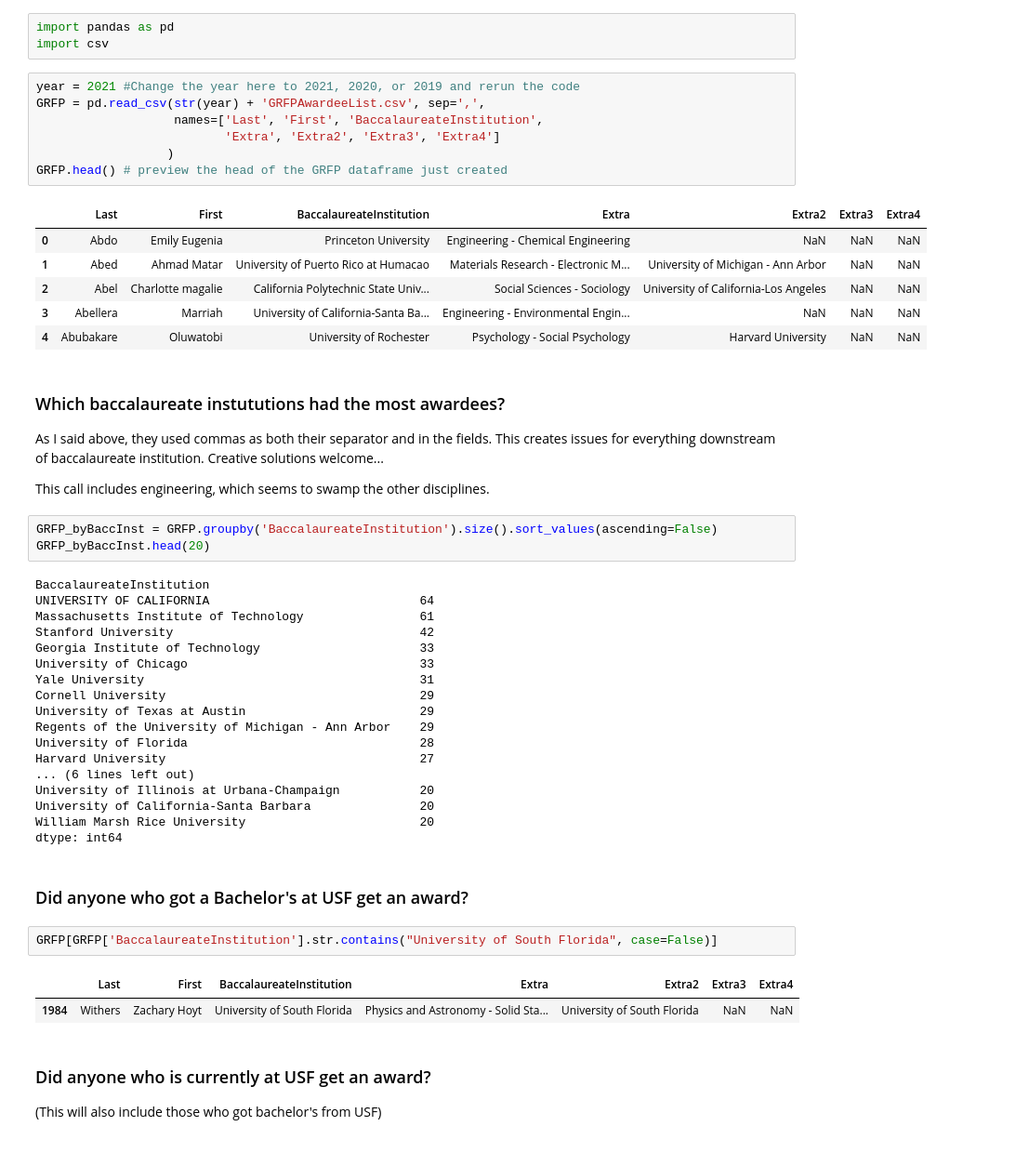
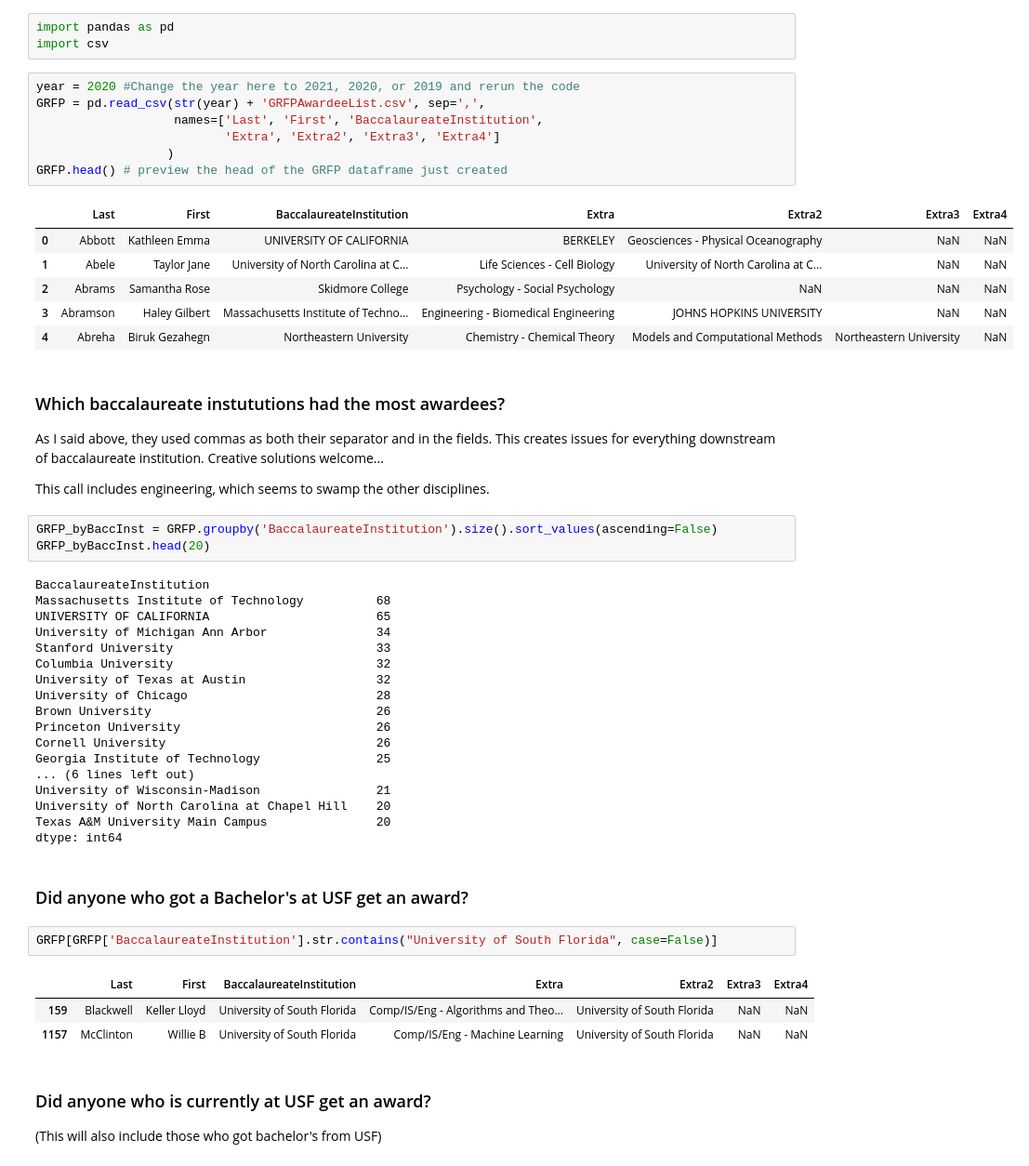
Before and after one commit to ognancy4life/GRFP, a Jupyter notebook: 2021GRFP.ipynb, the cells around one changed output. Shown: that part at 93% size. Cells and saved outputs as stored; diff of their text form.

```diff
--- a/2021GRFP.ipynb
+++ b/2021GRFP.ipynb
@@ -14,19 +14,19 @@ I noticed that commas inside the fields always have a space after them, and the
 import pandas as pd
 import csv
 # %%
-year = 2021 #Change the year here to 2021, 2020, or 2019 and rerun the code
+year = 2020 #Change the year here to 2021, 2020, or 2019 and rerun the code
 GRFP = pd.read_csv(str(year) + 'GRFPAwardeeList.csv', sep=',',
                    names=['Last', 'First', 'BaccalaureateInstitution',
                           'Extra', 'Extra2', 'Extra3', 'Extra4']
                   )
 GRFP.head() # preview the head of the GRFP dataframe just created
 # %% [output]
 |  | Last | First | BaccalaureateInstitution | Extra | Extra2 | Extra3 | Extra4 |
-| 0 | Abdo | Emily Eugenia | Princeton University | Engineering - Chemical Engineering | NaN | NaN | NaN |
-| 1 | Abed | Ahmad Matar | University of Puerto Rico at Humacao | Materials Research - Electronic M... | University of Michigan - Ann Arbor | NaN | NaN |
-| 2 | Abel | Charlotte magalie | California Polytechnic State Univ... | Social Sciences - Sociology | University of California-Los Angeles | NaN | NaN |
-| 3 | Abellera | Marriah | University of California-Santa Ba... | Engineering - Environmental Engin... | NaN | NaN | NaN |
-| 4 | Abubakare | Oluwatobi | University of Rochester | Psychology - Social Psychology | Harvard University | NaN | NaN |
+| 0 | Abbott | Kathleen Emma | UNIVERSITY OF CALIFORNIA | BERKELEY | Geosciences - Physical Oceanography | NaN | NaN |
+| 1 | Abele | Taylor Jane | University of North Carolina at C... | Life Sciences - Cell Biology | University of North Carolina at C... | NaN | NaN |
+| 2 | Abrams | Samantha Rose | Skidmore College | Psychology - Social Psychology | NaN | NaN | NaN |
+| 3 | Abramson | Haley Gilbert | Massachusetts Institute of Techno... | Engineering - Biomedical Engineering | JOHNS HOPKINS UNIVERSITY | NaN | NaN |
+| 4 | Abreha | Biruk Gezahegn | Northeastern University | Chemistry - Chemical Theory | Models and Computational Methods | Northeastern University | NaN |
 # %% [markdown]
 ### Which baccalaureate instututions had the most awardees?
 As I said above, they used commas as both their separator and in the fields. This creates issues for everything downstream of baccalaureate institution. Creative solutions welcome...
@@ -37,21 +37,21 @@ GRFP_byBaccInst = GRFP.groupby('BaccalaureateInstitution').size().sort_values(as
 GRFP_byBaccInst.head(20)
 # %% [output]
 BaccalaureateInstitution
-UNIVERSITY OF CALIFORNIA                             64
-Massachusetts Institute of Technology                61
-Stanford University                                  42
-Georgia Institute of Technology                      33
-University of Chicago                                33
-Yale University                                      31
-Cornell University                                   29
-University of Texas at Austin                        29
-Regents of the University of Michigan - Ann Arbor    29
-University of Florida                                28
-Harvard University                                   27
+Massachusetts Institute of Technology          68
+UNIVERSITY OF CALIFORNIA                       65
+University of Michigan Ann Arbor               34
+Stanford University                            33
+Columbia University                            32
+University of Texas at Austin                  32
+University of Chicago                          28
+Brown University                               26
+Princeton University                           26
+Cornell University                             26
+Georgia Institute of Technology                25
 ... (6 lines left out)
-University of Illinois at Urbana-Champaign           20
-University of California-Santa Barbara               20
-William Marsh Rice University                        20
+University of Wisconsin-Madison                21
+University of North Carolina at Chapel Hill    20
+Texas A&M University Main Campus               20
 dtype: int64
 # %% [markdown]
 ### Did anyone who got a Bachelor's at USF get an award?
@@ -59,7 +59,8 @@ dtype: int64
 GRFP[GRFP['BaccalaureateInstitution'].str.contains("University of South Florida", case=False)]
 # %% [output]
 |  | Last | First | BaccalaureateInstitution | Extra | Extra2 | Extra3 | Extra4 |
-| 1984 | Withers | Zachary Hoyt | University of South Florida | Physics and Astronomy - Solid Sta... | University of South Florida | NaN | NaN |
+| 159 | Blackwell | Keller Lloyd | University of South Florida | Comp/IS/Eng - Algorithms and Theo... | University of South Florida | NaN | NaN |
+| 1157 | McClinton | Willie B | University of South Florida | Comp/IS/Eng - Machine Learning | University of South Florida | NaN | NaN |
 # %% [markdown]
 ### Did anyone who is currently at USF get an award?
 (This will also include those who got bachelor's from USF)
```
Also changed, not shown: parts of 19 cells of this notebook.
